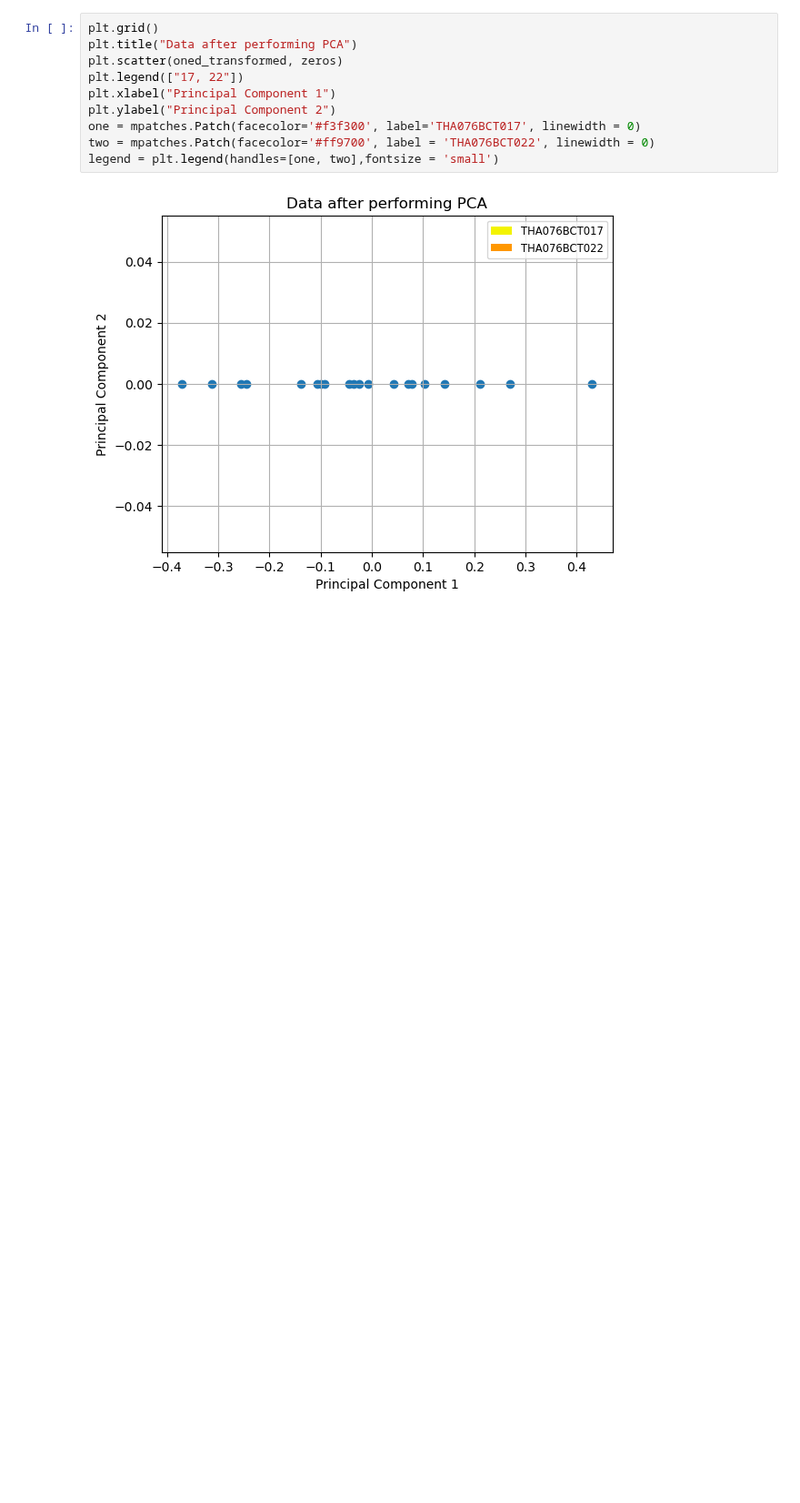
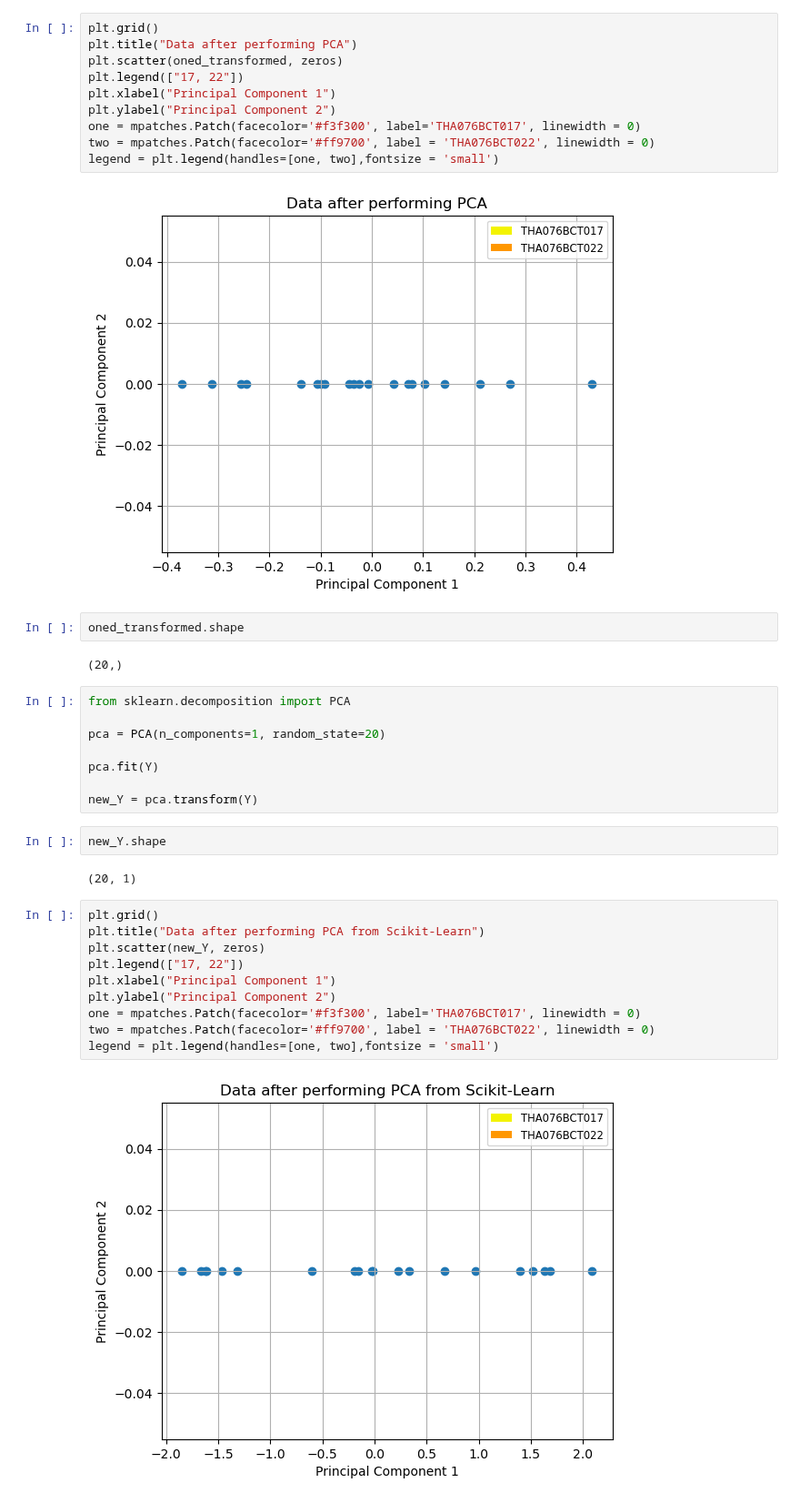
Before and after one commit to Kaustuv-Karki/Data-mining, a Jupyter notebook: PCA-lab1/PCApart1.ipynb, the cells around one changed output. Shown at 91% size. Cells and saved outputs as stored; diff of their text form; blank space fills up the shorter version.

```diff
--- a/PCA-lab1/PCApart1.ipynb
+++ b/PCA-lab1/PCApart1.ipynb
@@ -198,3 +198,31 @@ two = mpatches.Patch(facecolor='#ff9700', label = 'THA076BCT022', linewidth = 0)
 legend = plt.legend(handles=[one, two],fontsize = 'small')
 # %% [output]
 [figure]
+# %%
+oned_transformed.shape
+# %% [output]
+(20,)
+# %%
+from sklearn.decomposition import PCA
+
+pca = PCA(n_components=1, random_state=20)
+
+pca.fit(Y)
+
+new_Y = pca.transform(Y)
+# %%
+new_Y.shape
+# %% [output]
+(20, 1)
+# %%
+plt.grid()
+plt.title("Data after performing PCA from Scikit-Learn")
+plt.scatter(new_Y, zeros)
+plt.legend(["17, 22"])
+plt.xlabel("Principal Component 1")
+plt.ylabel("Principal Component 2")
+one = mpatches.Patch(facecolor='#f3f300', label='THA076BCT017', linewidth = 0)
+two = mpatches.Patch(facecolor='#ff9700', label = 'THA076BCT022', linewidth = 0)
+legend = plt.legend(handles=[one, two],fontsize = 'small')
+# %% [output]
+[figure, added]
```
Also changed, not shown: 7 other files.
